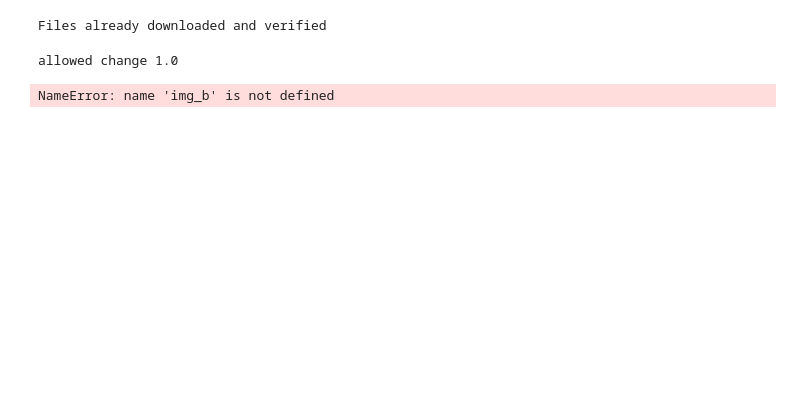
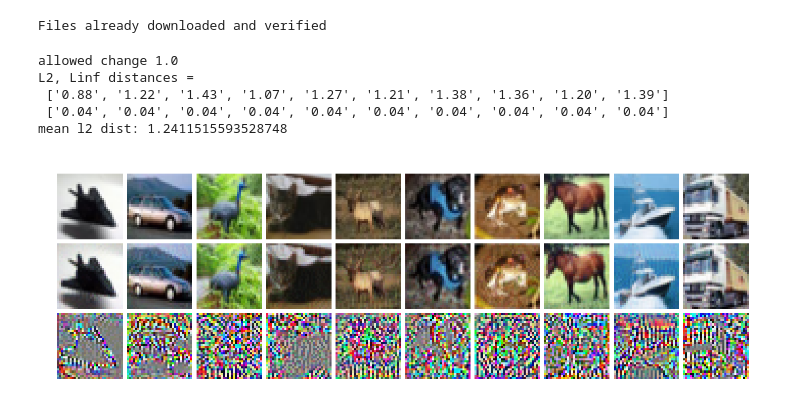
Before and after one commit to stefanhoekstra97/AdversarialAttacksOnDeepDreams, a Jupyter notebook: notebooks/Generate_dreams.ipynb, the cells around one changed output. Drawn from its saved outputs; the diff is of its cells as text; code cells hidden in the pictures; blank space fills up the shorter version.

Commit message:
Current version

```diff
--- a/notebooks/Generate_dreams.ipynb
+++ b/notebooks/Generate_dreams.ipynb
@@ -34,7 +33,7 @@ _subset_size = 1 * _batch_size
 
 
 # Model:
-dream_model_loc = "../trained_models/CIFAR/base_model/version_2/checkpoints/model-epoch=16-val_acc=0.819.ckpt"
+dream_model_loc = "../trained_models/CIFAR/base/version_0/checkpoints/model.ckpt"
 
 torch_device = torch.device('cuda' if torch.cuda.is_available() else 'cpu')
 
@@ -80,7 +79,6 @@ img_b = (_dream_imgs, _dream_lbl)
 import numpy as np
 
 
-optimizer_l = lambda p: torch.optim.Adam(p, lr=1e-2)
 tocpu = lambda t: t.detach().clone().cpu()
 
 eps = 255/255
@@ -90,38 +88,42 @@ print(f"allowed change {eps}")
 x, y = img_b
 x, y = x.to(torch_device), y.to(torch_device)
 
-# imgs1 = custom_img_optim(dream_model, img_b, iterations=32, l2_weight=0, eps_limit=eps, verbose=False, optimizer_l=optimizer_l)
-imgs1 = custom_render_vis(model=dream_model, batch=img_b, opt_lr=1e-2, thresholds=32)[-1]
+
+imgs1 = generate_dream(model=dream_model, batch=img_b, device=torch_device, opt_lr=1e-2, iterations=(8,))[-1]
 
 diff = torch.sub(x.to(torch_device), imgs1)
 l2dist = torch.linalg.vector_norm(diff, ord=2, dim=(-1,-2,-3))
 linfdist = torch.linalg.vector_norm(diff, ord=float('inf'), dim=(-1,-2,-3))
 with torch.no_grad():
     y_orig = dream_model(x)
     y_dream = dream_model(imgs1)
     y_diff = y_dream - y_orig
 
 # print(y_diff)
 # print(f"Mean y diff : {y_diff.mean()}, (avg) max y diff : {y_diff.max(dim=1)[0].mean()}")
 print(f'L2, Linf distances = \n {["{0:0.2f}".format(val) for val in l2dist.tolist()]} \n {["{0:0.2f}".format(val) for val in linfdist.tolist()]}')
 
 print(f"mean l2 dist: {np.mean(l2dist.tolist())}")
 x, imgs1= tocpu(x), tocpu(imgs1)
 
 grid_imgs = torchvision.utils.make_grid(torch.concat([x, imgs1, rescale(torch.sub(imgs1, x), (0, 1))]), nrow=10, pad_value=1)
 plt.imshow(grid_imgs.permute(1,2,0), interpolation="none")
 plt.tick_params(
     axis='both',
     which='both',
     bottom=False,
     top=False,
     labelleft=False,
     labelbottom=False,
     left=False)
 
 for pos in ['right', 'top', 'bottom', 'left']:
     plt.gca().spines[pos].set_visible(False)
 plt.show()
 # %% [output]
 allowed change 1.0
+L2, Linf distances =
+ ['0.88', '1.22', '1.43', '1.07', '1.27', '1.21', '1.38', '1.36', '1.20', '1.39']
+ ['0.04', '0.04', '0.04', '0.04', '0.04', '0.04', '0.04', '0.04', '0.04', '0.04']
+mean l2 dist: 1.2411515593528748
-NameError: name 'img_b' is not defined
+[figure, added]
```
Also changed, not shown: parts of 1 cell of this notebook, 20 other files.
